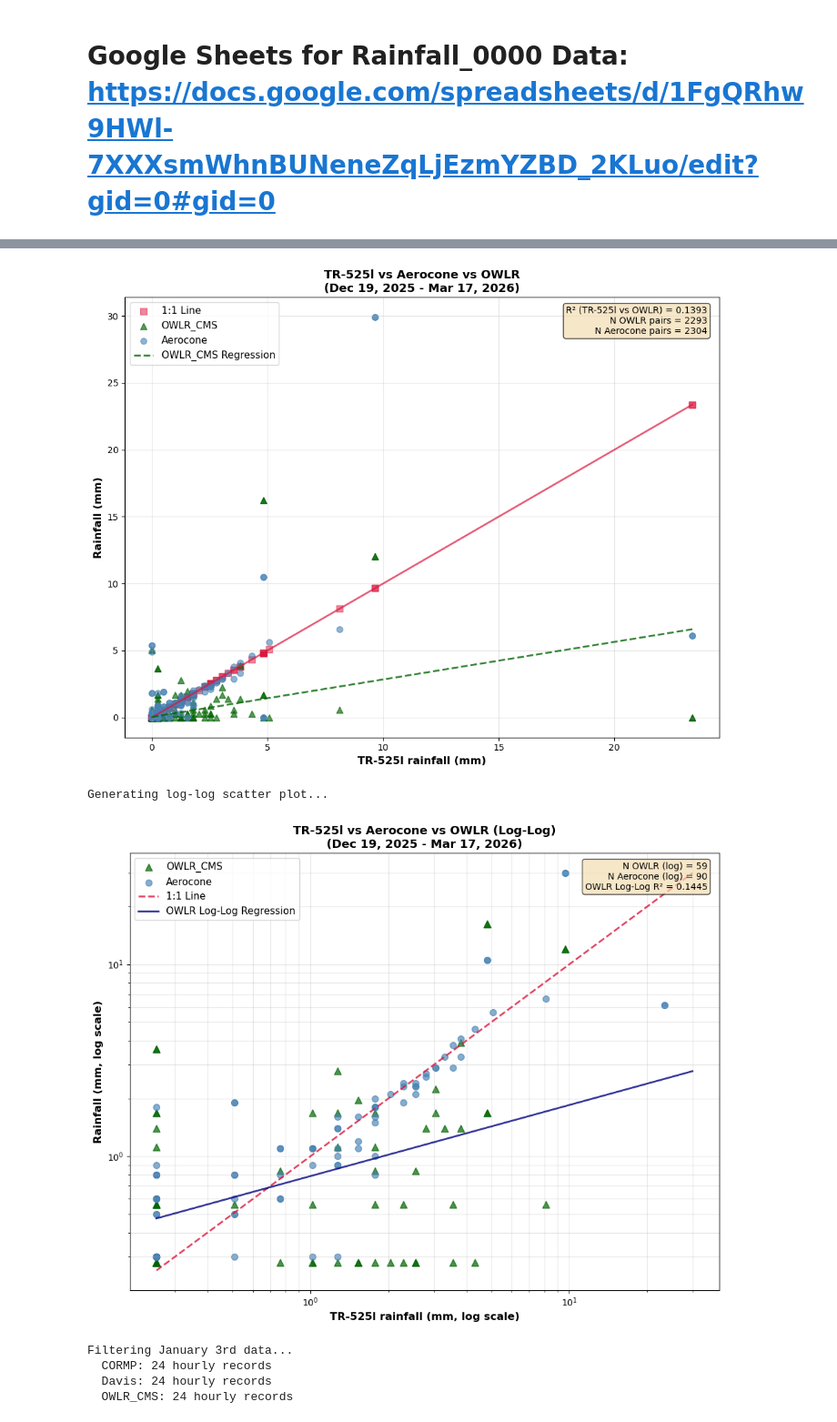
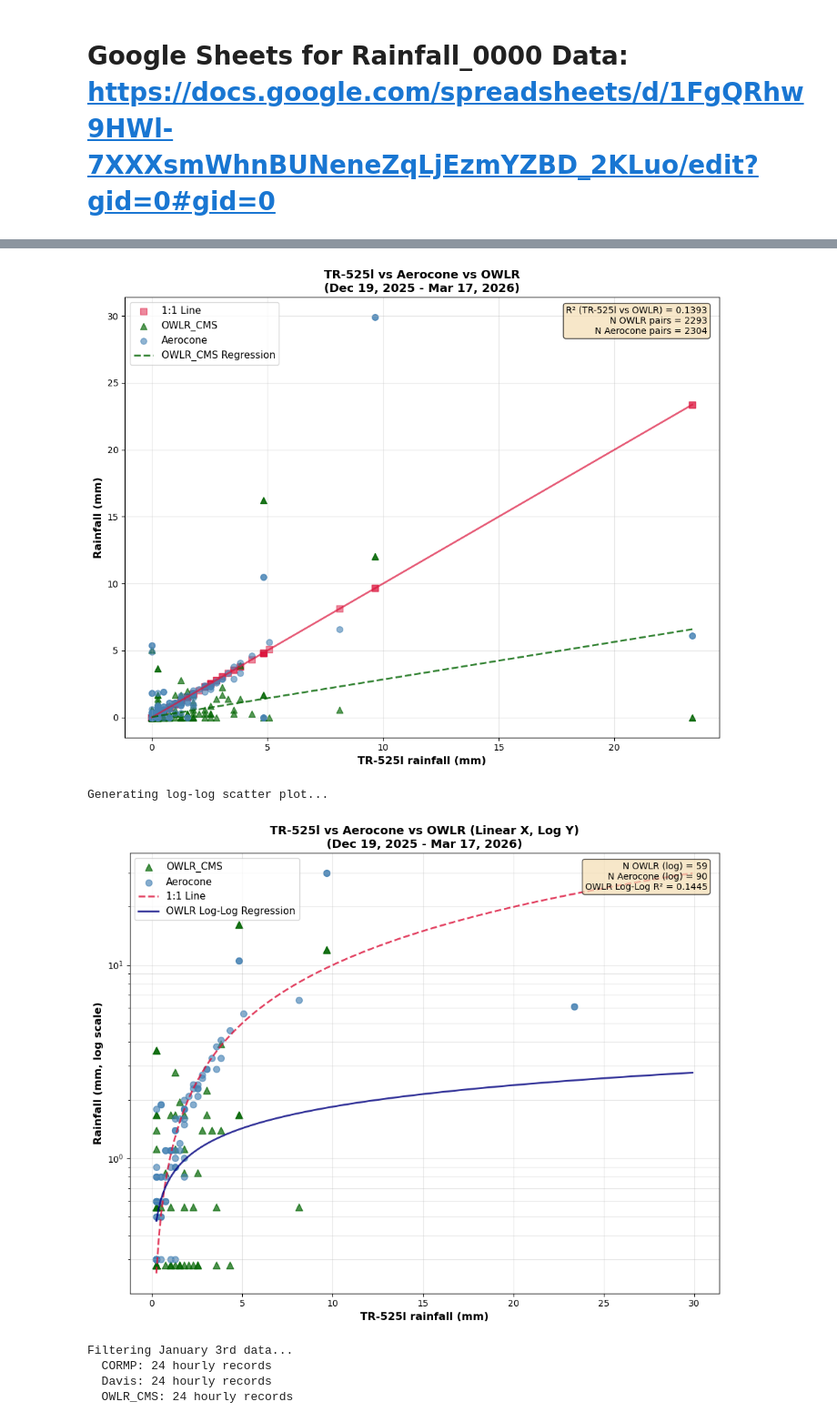
Before and after one commit to COAST-Lab/Open-Water-Level-and-Rainfall-Sensor, a Jupyter notebook: Data Analysis/rainfallAnalysis.ipynb, the cells around one changed output, grey strips where cells are left out. Shown at 91% size. Drawn from its saved outputs; the diff is of its cells as text; code cells hidden in the pictures.

```diff
--- a/Data Analysis/rainfallAnalysis.ipynb
+++ b/Data Analysis/rainfallAnalysis.ipynb
@@ -636,37 +646,36 @@ else:
         ha='right',
         bbox=dict(boxstyle='round', facecolor='wheat', alpha=0.7)
     )
 
-    plt.xscale('log')
     plt.yscale('log')
-    plt.xlabel('TR-525l rainfall (mm, log scale)', fontsize=12, fontweight='bold')
+    plt.xlabel('TR-525l rainfall (mm)', fontsize=12, fontweight='bold')
     plt.ylabel('Rainfall (mm, log scale)', fontsize=12, fontweight='bold')
-    plt.title('TR-525l vs Aerocone vs OWLR (Log-Log)\n(Dec 19, 2025 - Mar 17, 2026)', fontsize=13, fontweight='bold')
+    plt.title('TR-525l vs Aerocone vs OWLR (Linear X, Log Y)\n(Dec 19, 2025 - Mar 17, 2026)', fontsize=13, fontweight='bold')
     plt.grid(True, which='both', alpha=0.3)
     plt.legend(loc='upper left', fontsize=11)
     plt.tight_layout()
     plt.show()
 # %% [output]
 ======================================================================
 FULL PERIOD ANALYSIS: CORMP vs OWLR_CMS (+ Davis points)
 December 19th, 2025 - March 17th, 2026
 ======================================================================
 
 Data summary:
   CORMP records: 2113
   Davis records: 2113
   OWLR_CMS records: 2293
 
 Merged dataset shape: (2304, 4)
 
 ... (5 lines left out)
 Generating scatter plot...
   Plotted 2304 CORMP points
   Plotted 2293 OWLR_CMS points
   Plotted 2304 Davis points
 [figure]
 Generating log-log scatter plot...
-[figure, old version]
+[figure, new version]
 # %%
 
 # View of January 3rd, 2026 — All three sensors
```
Also changed, not shown: parts of 7 cells of this notebook, 4 other files.
